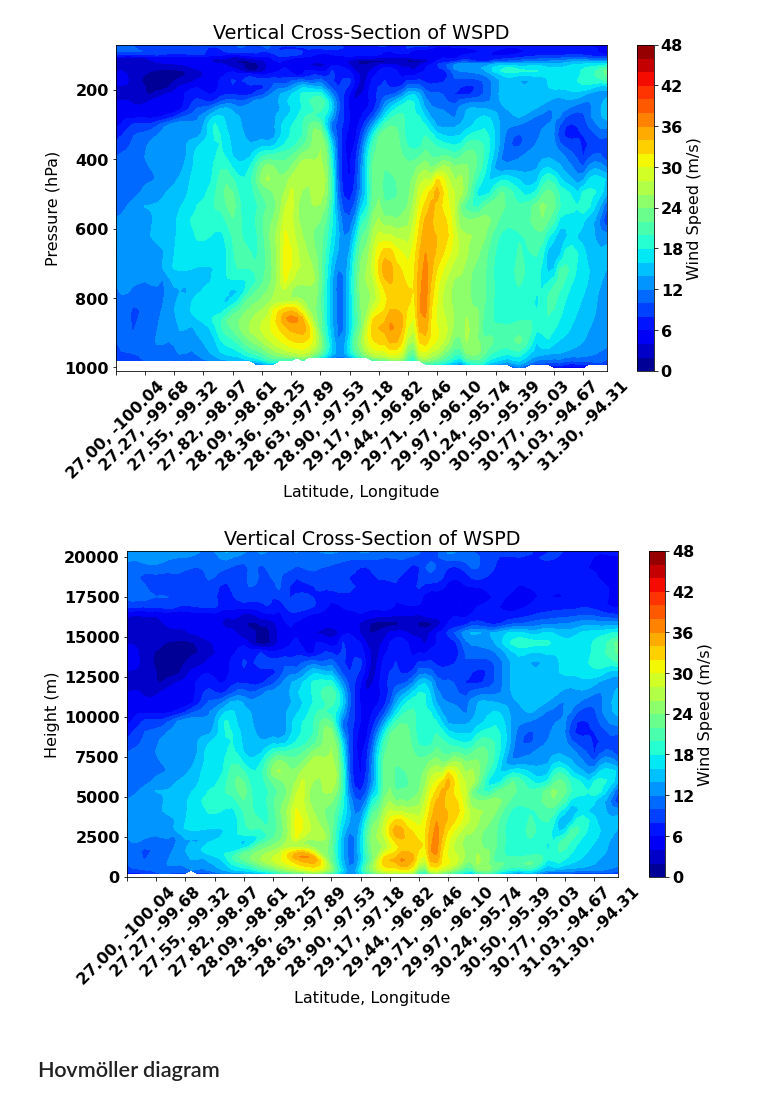
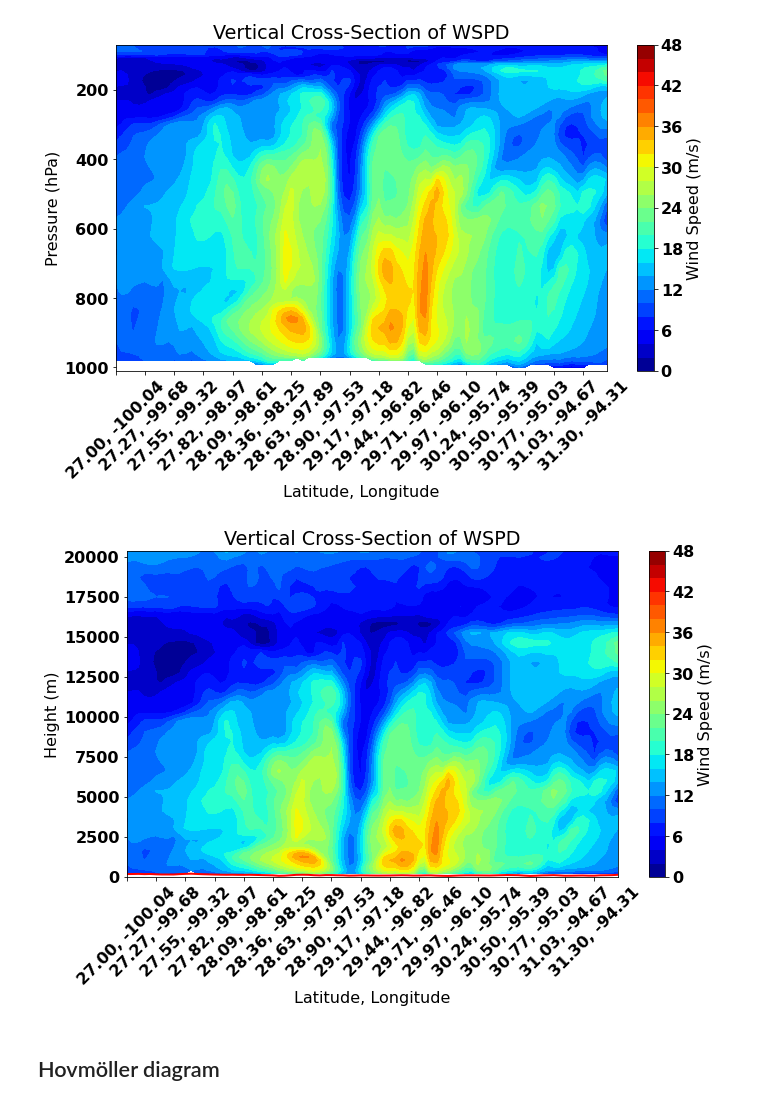
Before and after one commit to ankurk017/wrfout_calculations, a Jupyter notebook: wrfout_cross_section.ipynb, the cells around one changed output. Cells and saved outputs as stored; diff of their text form; code cells hidden in the pictures.

```diff
--- a/wrfout_cross_section.ipynb
+++ b/wrfout_cross_section.ipynb
@@ -89,27 +89,28 @@ plt.show()
 # %%
 vertical_coords = wspd_cross_height.vertical
 cross_coords = wspd_cross_height.xy_loc
 
 fig, ax = plt.subplots(1, 1, figsize=(11, 6))
 cf = ax.contourf(np.arange(0, len(cross_coords)), vertical_coords, wspd_cross_height.values, levels=np.arange(0, 50, 2), cmap='jet')
 ax.set_xlabel('WSPD (m/s)')
 ax.set_ylabel('Height (m)')
 ax.set_title('Vertical Cross-Section of WSPD')
+ax.plot(np.arange(0, len(cross_coords)), ter_line, 'r-', linewidth=2)
 
 # Add colorbar
 plt.colorbar(cf, ax=ax, label='Wind Speed (m/s)')
 
 coord_pairs = to_np(wspd_cross_pressure.coords["xy_loc"])
 x_ticks = np.arange(coord_pairs.shape[0])
 x_labels = [pair.latlon_str(fmt="{:.2f}, {:.2f}")
             for pair in to_np(coord_pairs)]
 ax.set_xticks(x_ticks[::5])
 ax.set_xticklabels(x_labels[::5], rotation=45, )
 ax.set_xlabel('Latitude, Longitude')
 
 plt.show()
 # %% [output]
-[figure, old version]
+[figure, new version]
 # %% [markdown]
 ## Hovmöller diagram
 # %%
```
